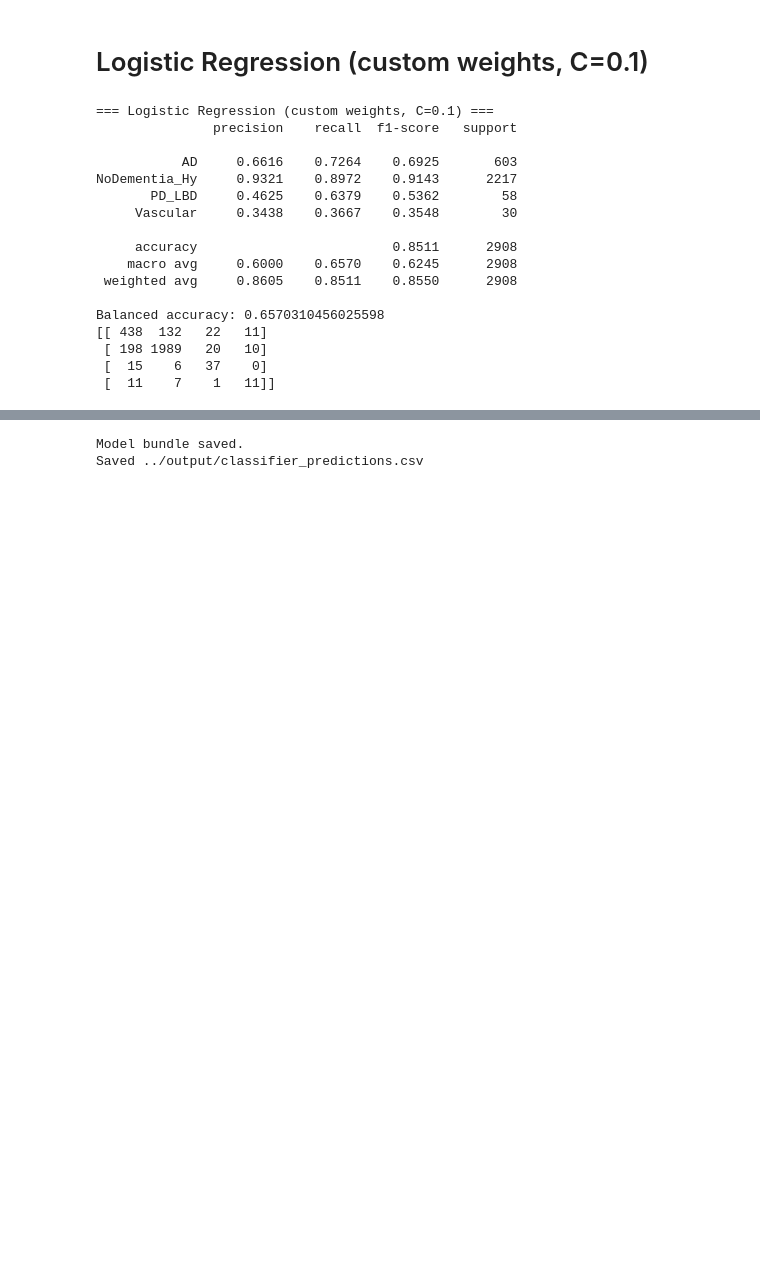
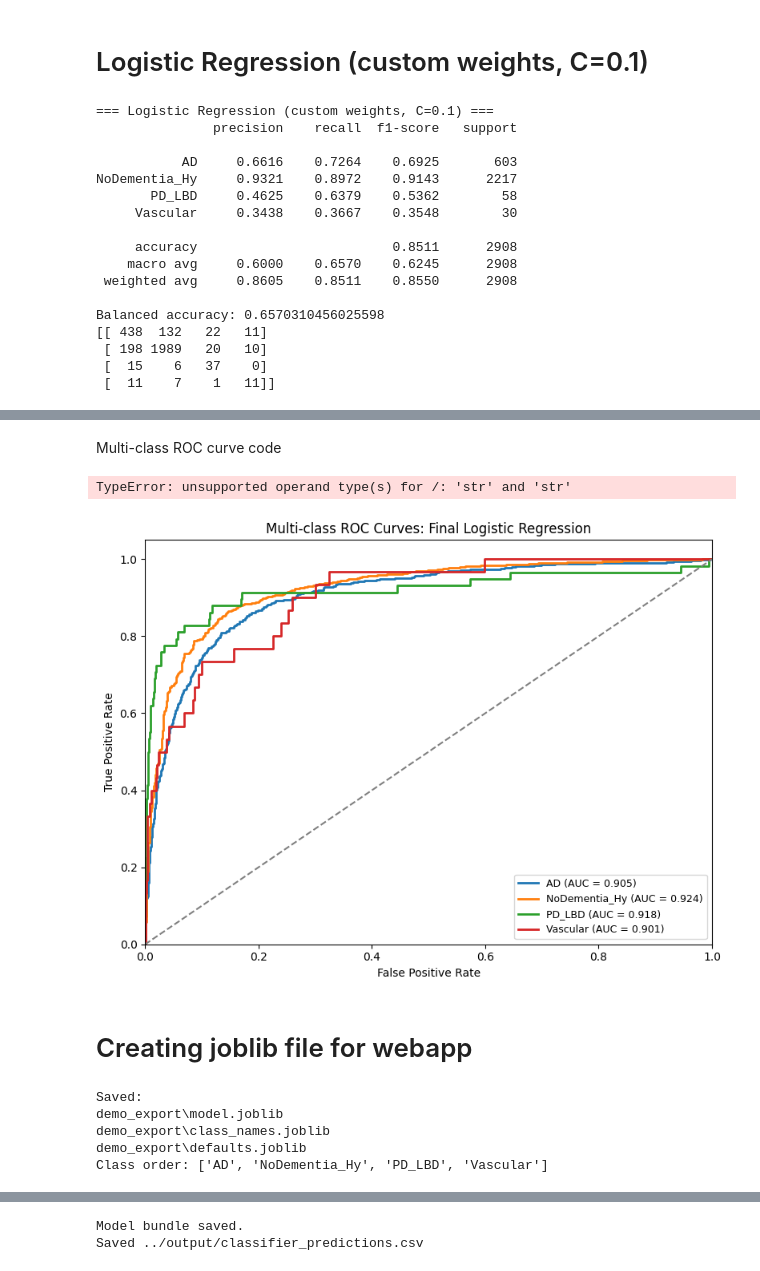
Before and after one commit to MihikaRanj/naccproject, a Jupyter notebook: src/02_train_baseline_model_full_final.ipynb, the cells around one changed output, grey strips where cells are left out. Saved outputs shown, nothing was run; the diff lists cells and outputs as text; code cells hidden in the pictures; blank space fills up the shorter version.

```diff
--- a/src/02_train_baseline_model_full_final.ipynb
+++ b/src/02_train_baseline_model_full_final.ipynb
@@ -290,0 +345,79 @@ Balanced accuracy: 0.6570310456025598
+# %% [markdown]
+Multi-class ROC curve code
+# %%
+import numpy as np
+import matplotlib.pyplot as plt
+from sklearn.preprocessing import label_binarize
+from sklearn.metrics import roc_curve, auc
+
+# predicted probabilities
+proba_lr = clf_lr.predict_proba(X_test)
+
+# binarize true labels
+y_test_bin = label_binarize(y_test, classes=labels)
+
+plt.figure(figsize=(8, 6))
+
+auc_dict = {}
+
+for i, cls in enumerate(labels):
+    fpr, tpr, _ = roc_curve(y_test_bin[:, i], proba_lr[:, i])
+    roc_auc = auc(fpr, tpr)
+    auc_dict[cls] = roc_auc
+    plt.plot(fpr, tpr, linewidth=2, label=f"{cls} (AUC = {roc_auc:.3f})")
+
+# diagonal reference
+plt.plot([0, 1], [0, 1], linestyle="--", linewidth=1.5, color="gray")
+
+plt.xlim([0.0, 1.0])
+plt.ylim([0.0, 1.05])
+plt.xlabel("False Positive Rate")
+plt.ylabel("True Positive Rate")
+plt.title("Multi-class ROC Curves: Final Logistic Regression")
+plt.legend(loc="lower right", fontsize=9)
+plt.tight_layout()
+save_current_fig(f"multiclass_roc_curves_final_lr.png")
+
+# plt.savefig("multiclass_roc_lr.png", dpi=300, bbox_inches="tight")
+
+plt.show()
+
+print("AUC by class:")
+for k, v in auc_dict.items():
+    print(f"{k}: {v:.4f}")
+# %% [output]
+TypeError: unsupported operand type(s) for /: 'str' and 'str'
+[figure, added]
+# %% [markdown]
+# Creating joblib file for webapp
+# %%
+import joblib
+from pathlib import Path
+
+DEMO_OUT_DIR = Path("demo_export")
+DEMO_OUT_DIR.mkdir(exist_ok=True)
+
+joblib.dump(clf_lr, DEMO_OUT_DIR / "model.joblib")
+joblib.dump(list(clf_lr.named_steps["model"].classes_), DEMO_OUT_DIR / "class_names.joblib")
+
+defaults = {}
+for col in X_train.columns:
+    if str(X_train[col].dtype) in ["object", "category", "bool"]:
+        mode_vals = X_train[col].mode(dropna=True)
+        defaults[col] = mode_vals.iloc[0] if len(mode_vals) else ""
+    else:
+        defaults[col] = float(X_train[col].median())
+
+joblib.dump(defaults, DEMO_OUT_DIR / "defaults.joblib")
+
+print("Saved:")
+print(DEMO_OUT_DIR / "model.joblib")
+print(DEMO_OUT_DIR / "class_names.joblib")
+print(DEMO_OUT_DIR / "defaults.joblib")
+print("Class order:", list(clf_lr.named_steps["model"].classes_))
+# %% [output]
+Saved:
+demo_export\model.joblib
+demo_export\class_names.joblib
+demo_export\defaults.joblib
+Class order: ['AD', 'NoDementia_Hy', 'PD_LBD', 'Vascular']
```
Also changed, not shown: parts of 4 cells of this notebook, 54 other files.
